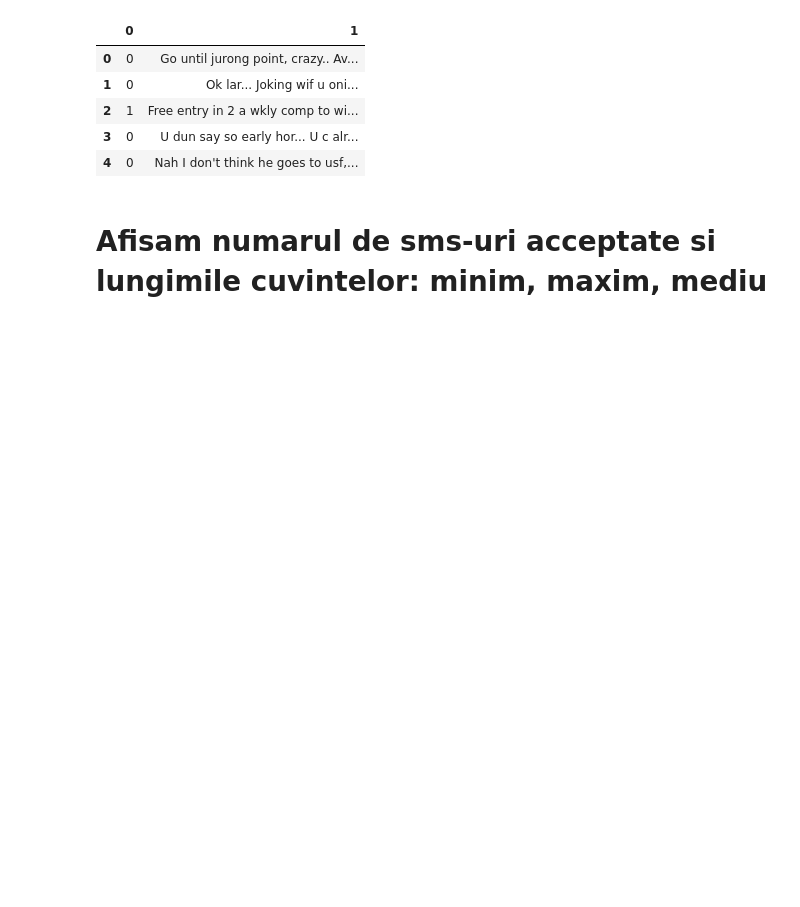
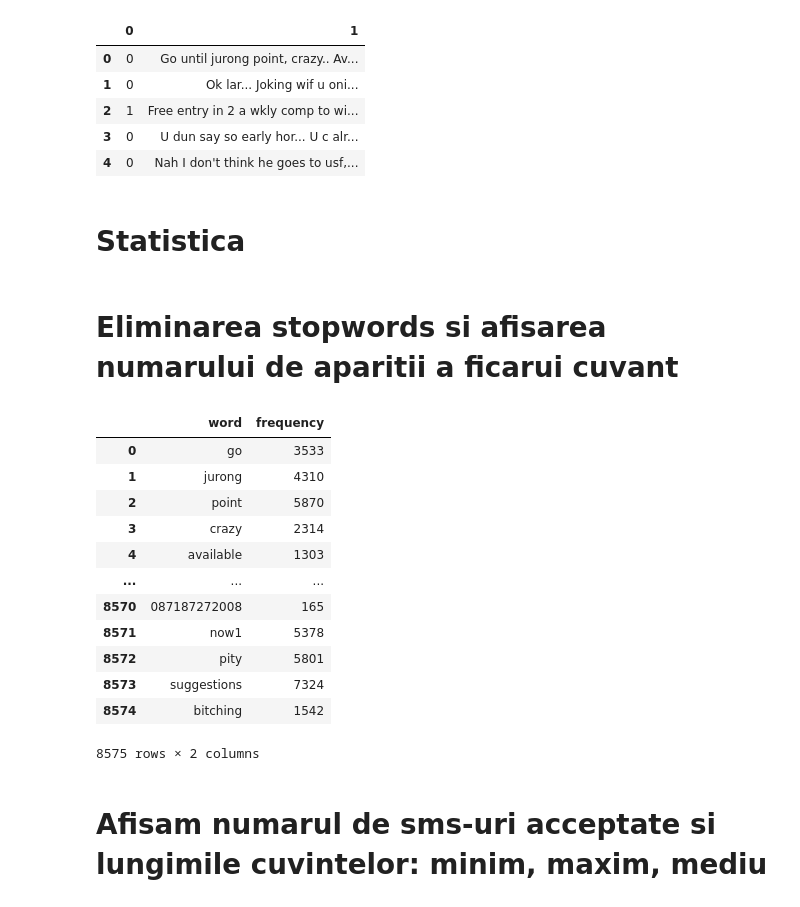
Before and after one commit to robert-adrian99/DataScience, a Jupyter notebook: Laborator11/datasets models/SMS.ipynb, the cells around one changed output. Saved outputs shown, nothing was run; the diff lists cells and outputs as text; code cells hidden in the pictures; blank space fills up the shorter version.

```diff
--- a/Laborator11/datasets models/SMS.ipynb
+++ b/Laborator11/datasets models/SMS.ipynb
@@ -54,6 +55,32 @@ data.head()
 | 2 | 1 | Free entry in 2 a wkly comp to wi... |
 | 3 | 0 | U dun say so early hor... U c alr... |
 | 4 | 0 | Nah I don't think he goes to usf,... |
+# %% [markdown]
+# Statistica
+# %% [markdown]
+# Eliminarea stopwords si afisarea numarului de aparitii a ficarui cuvant
+# %%
+countVectorizer = CountVectorizer(stop_words=stopwords.words('english'))
+countVectorizer.fit(sms.loc[:, 1])
+words_frequency = dict(countVectorizer.vocabulary_.items())
+sms[1] = [text.replace('〨ud', '') for text in sms[1]]
+sms[1] = [text.replace('ú1', '') for text in sms[1]]
+
+pd.DataFrame(np.matrix(list(countVectorizer.vocabulary_.items())), columns=['word', 'frequency'])
+# %% [output]
+|  | word | frequency |
+| 0 | go | 3533 |
+| 1 | jurong | 4310 |
+| 2 | point | 5870 |
+| 3 | crazy | 2314 |
+| 4 | available | 1303 |
+| ... | ... | ... |
+| 8570 | 087187272008 | 165 |
+| 8571 | now1 | 5378 |
+| 8572 | pity | 5801 |
+| 8573 | suggestions | 7324 |
+| 8574 | bitching | 1542 |
+8575 rows × 2 columns
 # %% [markdown]
 # Afisam numarul de sms-uri acceptate si lungimile cuvintelor: minim, maxim, mediu
 # %%
```
Also changed, not shown: parts of 48 cells of this notebook, 1 other file.
